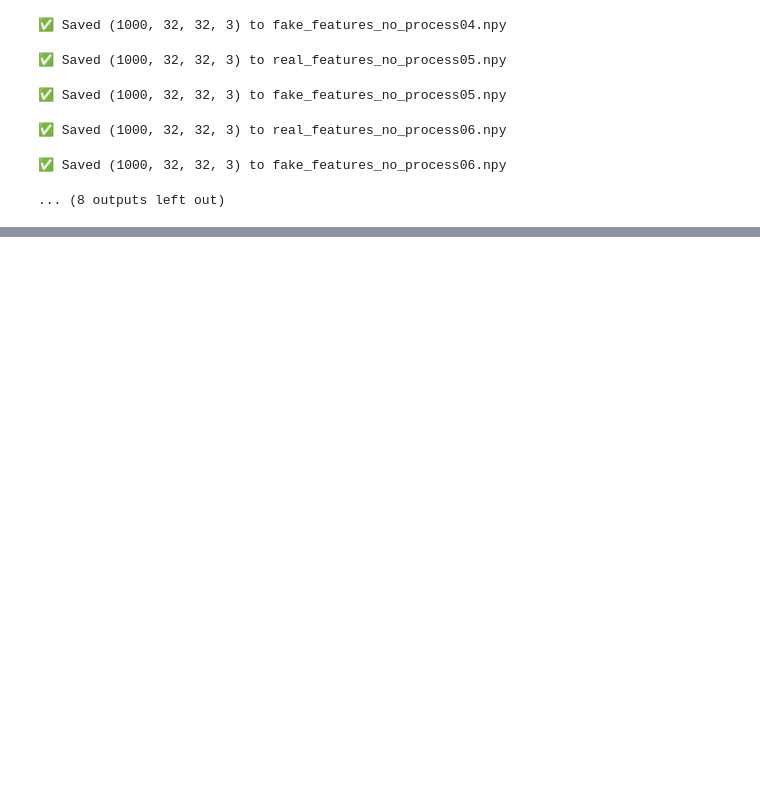
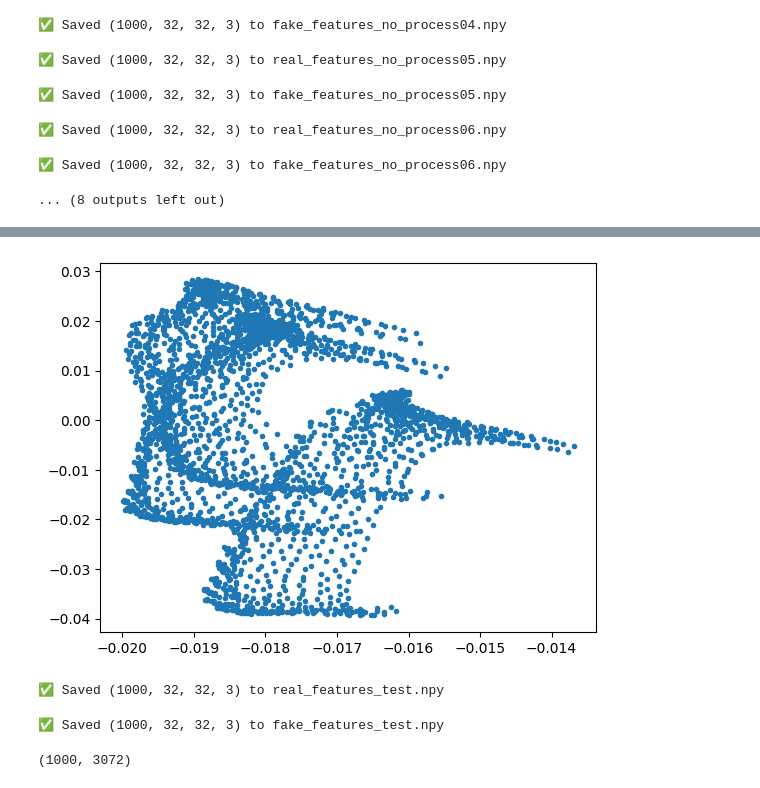
Before and after one commit to skyler-marks/ai-image-detection, a Jupyter notebook: dimensional-reduction.ipynb, the cells around one changed output, grey strips where cells are left out. Drawn from its saved outputs; the diff is of its cells as text; code cells hidden in the pictures; blank space fills up the shorter version.

```diff
--- a/dimensional-reduction.ipynb
+++ b/dimensional-reduction.ipynb
@@ -201,0 +89,34 @@ xyz.scatter(x_fake, y_fake, z_fake, marker='.')
+# %%
+
+fig = plt.figure()
+xyz = fig.add_subplot(111)
+x_fake = V_fake[0]
+y_fake = V_fake[1]
+z_fake = V_fake[2]
+scatter2 = xyz.scatter(x_fake, y_fake, marker='.')
+plt.show()
+# %% [output]
+[figure, added]
+# %%
+
+real_dir = "cifake/test/REAL/"
+fake_dir = "cifake/test/FAKE/"
+# Extract and save
+extract_features(real_dir, "real_features_test.npy")
+extract_features(fake_dir, "fake_features_test.npy")
+# %% [output]
+✅ Saved (1000, 32, 32, 3) to real_features_test.npy
+✅ Saved (1000, 32, 32, 3) to fake_features_test.npy
+# %%
+from random import shuffle
+real_test = np.load("real_features_test.npy")
+fake_test = np.load("fake_features_test.npy")
+real_test = np.array([item.flatten() for item in real_test]) #  Flatten the data appropriately
+fake_test = np.array([item.flatten() for item in fake_test])
+print(real_test.shape)
+a = [real_test, fake_test]
+shuffle(a)
+U_1, S_1, V_1 = np.linalg.svd(real_test, full_matrices=False) # Compute svd of 1 data
+U_2, S_2, V_2 = np.linalg.svd(fake_test, full_matrices=False) # Compute svd of AI data
+# %% [output]
+(1000, 3072)
```
Also changed, not shown: parts of 11 cells of this notebook.
